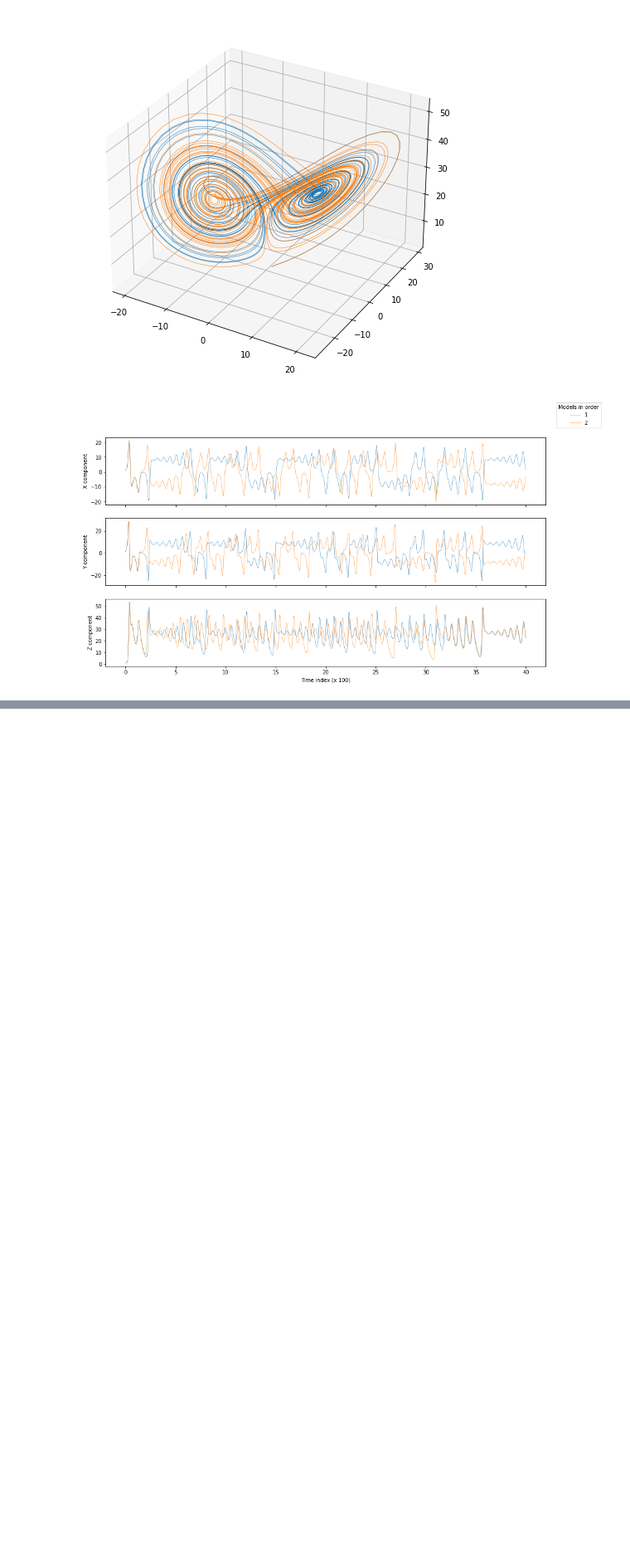
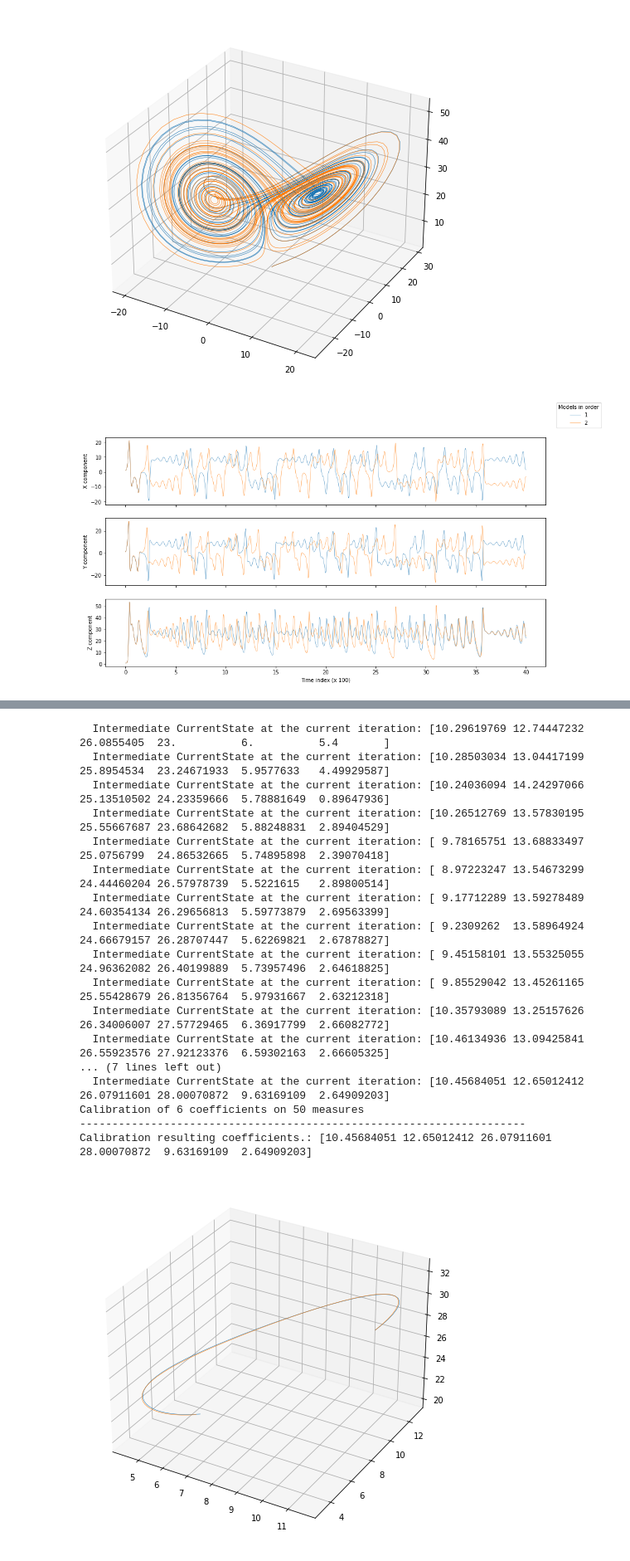
Before and after one commit to boro28/supermodeling, a Jupyter notebook: supermodeling.ipynb, the cells around one changed output, grey strips where cells are left out. Shown at 83% size. Saved outputs shown, nothing was run; the diff lists cells and outputs as text; code cells hidden in the pictures; blank space fills up the shorter version.

```diff
--- a/supermodeling.ipynb
+++ b/supermodeling.ipynb
@@ -336,0 +403,5 @@ Calibration resulting coefficients.: [ 9.23174496  8.80878134 30.91688027 27.938
+# %%
+submodel_creator = set_submodel_consts(
+    number_of_samples = 50,
+    steps_4dvar = 20
+)
@@ -336,0 +435,26 @@ Calibration resulting coefficients.: [ 9.23174496  8.80878134 30.91688027 27.938
+# %%
+sm2 = submodel_creator(
+    sigma = 6.0,
+    rho = 23.0,
+    beta = 5.4,
+    start_time = 5.0
+)
+# %% [output]
+  Intermediate CurrentState at the current iteration: [10.29619769 12.74447232 26.0855405  23.          6.          5.4       ]
+  Intermediate CurrentState at the current iteration: [10.28503034 13.04417199 25.8954534  23.24671933  5.9577633   4.49929587]
+  Intermediate CurrentState at the current iteration: [10.24036094 14.24297066 25.13510502 24.23359666  5.78881649  0.89647936]
+  Intermediate CurrentState at the current iteration: [10.26512769 13.57830195 25.55667687 23.68642682  5.88248831  2.89404529]
+  Intermediate CurrentState at the current iteration: [ 9.78165751 13.68833497 25.0756799  24.86532665  5.74895898  2.39070418]
+  Intermediate CurrentState at the current iteration: [ 8.97223247 13.54673299 24.44460204 26.57978739  5.5221615   2.89800514]
+  Intermediate CurrentState at the current iteration: [ 9.17712289 13.59278489 24.60354134 26.29656813  5.59773879  2.69563399]
+  Intermediate CurrentState at the current iteration: [ 9.2309262  13.58964924 24.66679157 26.28707447  5.62269821  2.67878827]
+  Intermediate CurrentState at the current iteration: [ 9.45158101 13.55325055 24.96362082 26.40199889  5.73957496  2.64618825]
+  Intermediate CurrentState at the current iteration: [ 9.85529042 13.45261165 25.55428679 26.81356764  5.97931667  2.63212318]
+  Intermediate CurrentState at the current iteration: [10.35793089 13.25157626 26.34006007 27.57729465  6.36917799  2.66082772]
+  Intermediate CurrentState at the current iteration: [10.46134936 13.09425841 26.55923576 27.92123376  6.59302163  2.66605325]
+... (7 lines left out)
+  Intermediate CurrentState at the current iteration: [10.45684051 12.65012412 26.07911601 28.00070872  9.63169109  2.64909203]
+Calibration of 6 coefficients on 50 measures
+---------------------------------------------------------------------
+Calibration resulting coefficients.: [10.45684051 12.65012412 26.07911601 28.00070872  9.63169109  2.64909203]
+[figure, added]
```
Also changed, not shown: parts of 10 cells of this notebook, 1 other file.
